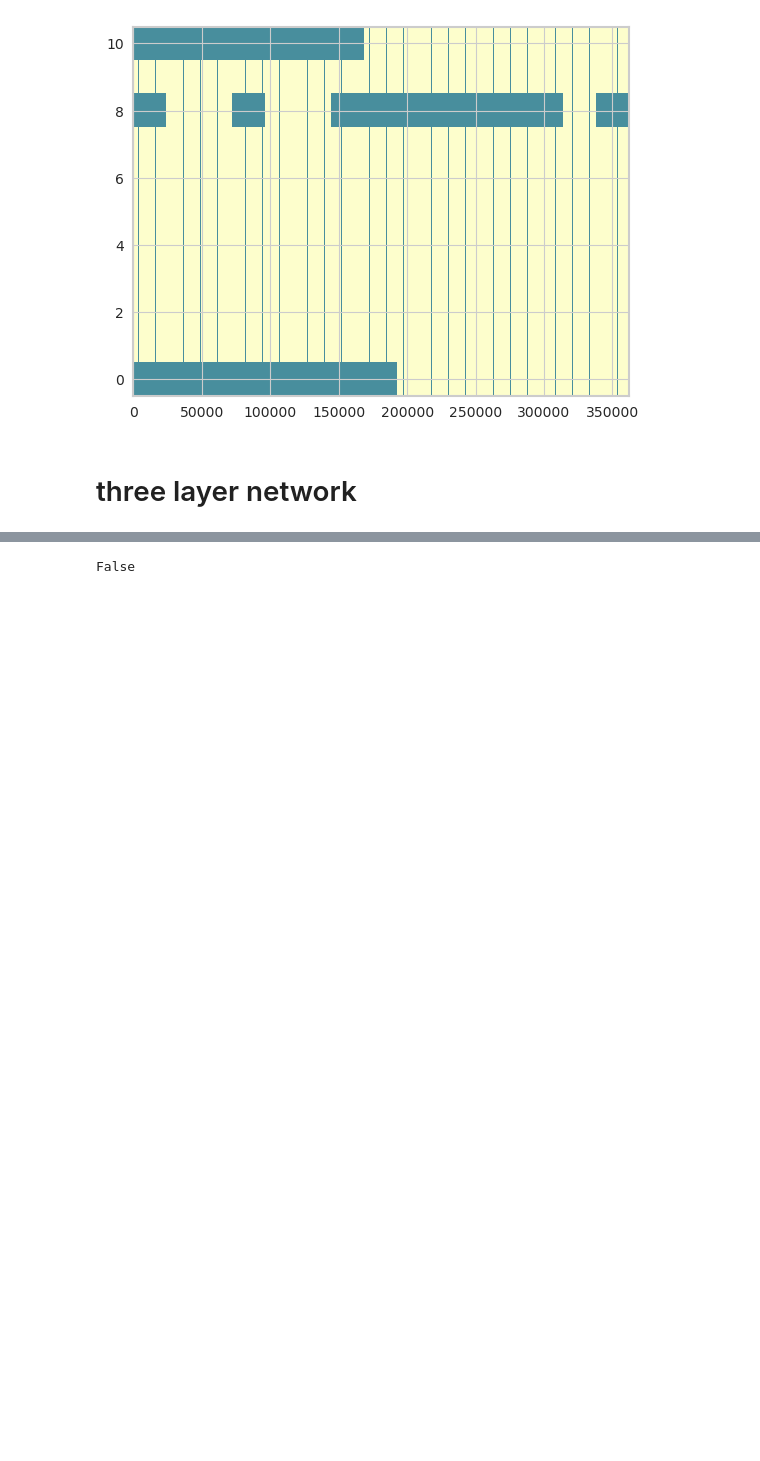
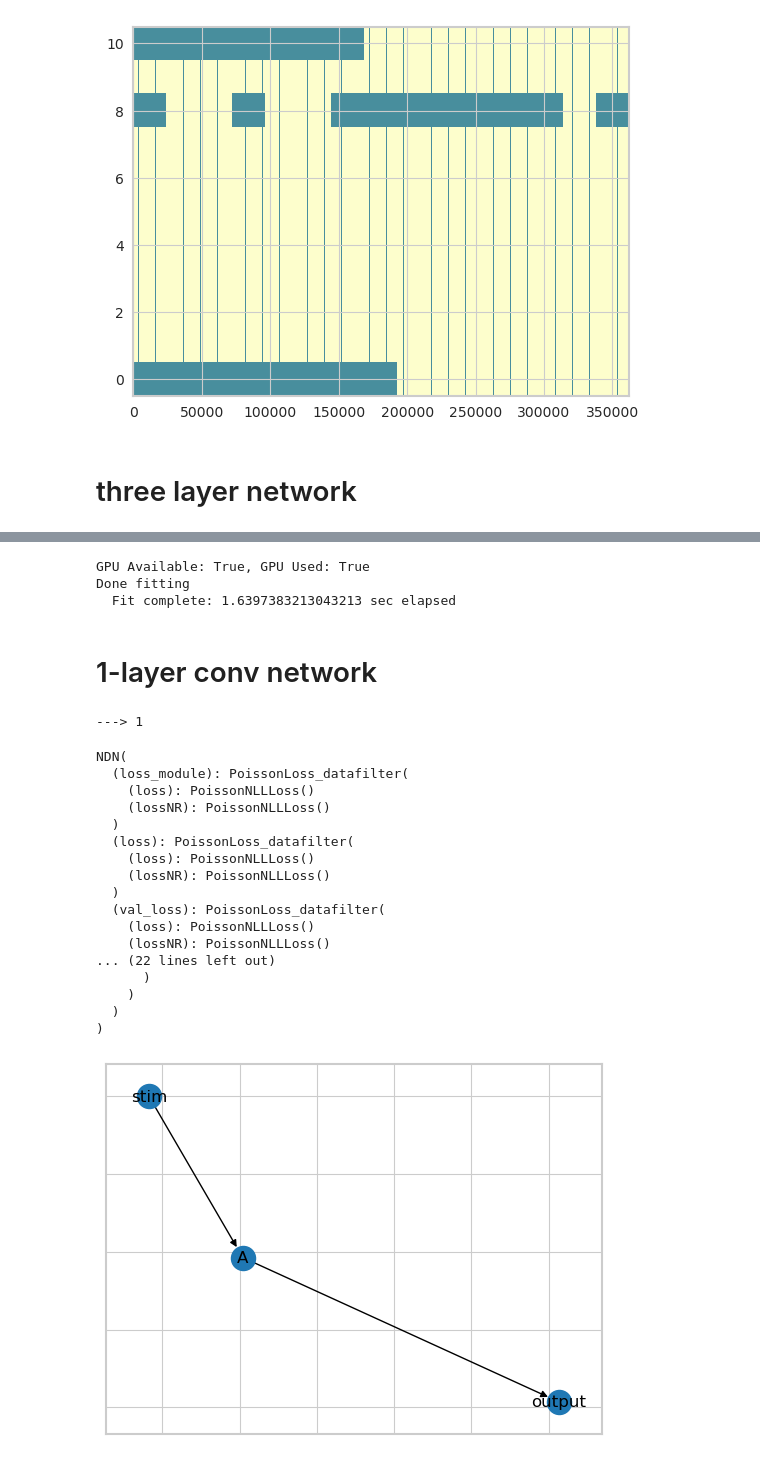
Before and after one commit to NeuroTheoryUMD/mattjac, a Jupyter notebook: v1/try_models.ipynb, the cells around one changed output, grey strips where cells are left out. Cells and saved outputs as stored; diff of their text form; code cells hidden in the pictures; blank space fills up the shorter version.

```diff
--- a/v1/try_models.ipynb
+++ b/v1/try_models.ipynb
@@ -160,4 +169,74 @@ TypeError: 'Norm' object is not iterable
-# %%
-isinstance(m.Norm.none, list)
-# %% [output]
-False
+# %%
+created_models[0].NDN.fit(data, **adam_pars)
+# %% [output]
+GPU Available: True, GPU Used: True
+Done fitting
+  Fit complete: 1.6397383213043213 sec elapsed
+# %% [markdown]
+# 1-layer conv network
+# %%
+import model_factory as mf
+import model as m
+
+
+netAlayer0 = m.ConvolutionalLayer(
+    norm_type=m.Norm.none,
+    NLtype=m.NL.relu,
+    bias=False,
+    initialize_center=True,
+    reg_vals={'l1':0.1, 'localx':0.001, 'bcs':{'d2xt':1}},
+    num_filters=8,
+    filter_dims=21,
+    window='hamming'
+)
+netAlayer1 = m.ConvolutionalLayer(
+    norm_type=m.Norm.none,
+    NLtype=m.NL.relu,
+    bias=False,
+    initialize_center=True,
+    reg_vals={'l1':0.1, 'localx':0.001, 'bcs':{'d2xt':1}},
+    num_filters=4,
+    filter_dims=21,
+    window='hamming'
+)
+netAlayer2 = m.Layer(
+    norm_type=m.Norm.none,
+    NLtype=m.NL.relu,
+    bias=False,
+    initialize_center=True,
+    reg_vals={'l1':0.1, 'localx':0.001, 'bcs':{'d2xt':1}}
+)
+
+inp_stim = m.Input(covariate='stim', input_dims=data.stim_dims)
+netA = m.Network(layers=[netAlayer0, netAlayer1, netAlayer2], name='A')
+output_11 = m.Output(num_neurons=data.NC)
+
+inp_stim.to(netA)
+netA.to(output_11)
+model = m.Model(output_11)
+
+created_models = mf.create_models(model, verbose=False)
+
+created_models[0].draw_network()
+
+created_models[0].NDN
+# %% [output]
+---> 1
+NDN(
+  (loss_module): PoissonLoss_datafilter(
+    (loss): PoissonNLLLoss()
+    (lossNR): PoissonNLLLoss()
+  )
+  (loss): PoissonLoss_datafilter(
+    (loss): PoissonNLLLoss()
+    (lossNR): PoissonNLLLoss()
+  )
+  (val_loss): PoissonLoss_datafilter(
+    (loss): PoissonNLLLoss()
+    (lossNR): PoissonNLLLoss()
+... (22 lines left out)
+      )
+    )
+  )
+)
+[figure, added]
```
Also changed, not shown: parts of 10 cells of this notebook, 7 other files.
